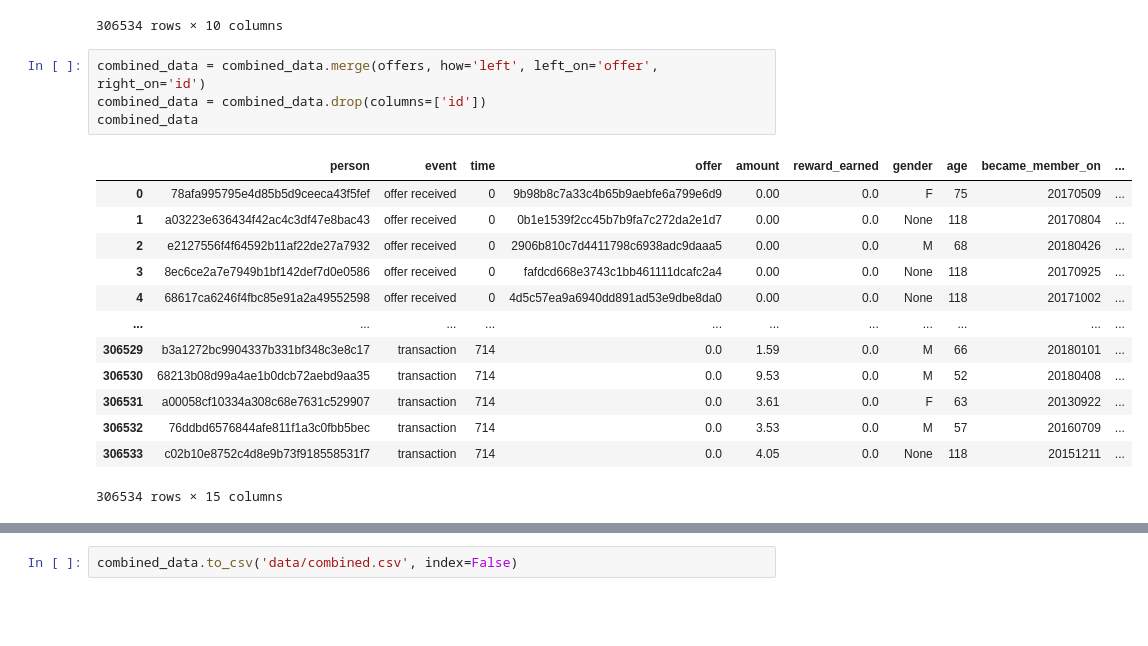
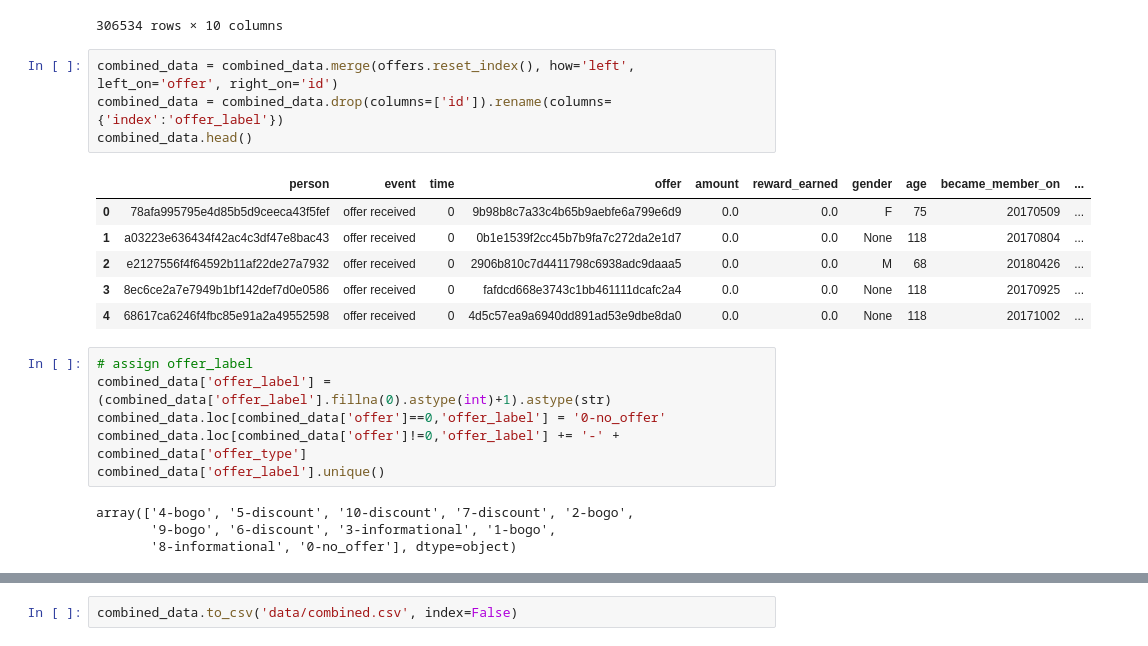
Before and after one commit to natashk/Starbucks-Capstone, a Jupyter notebook: Starbucks_Capstone_notebook.ipynb, the cells around one changed output, grey strips where cells are left out. Saved outputs shown, nothing was run; the diff lists cells and outputs as text; blank space fills up the shorter version.

```diff
--- a/Starbucks_Capstone_notebook.ipynb
+++ b/Starbucks_Capstone_notebook.ipynb
@@ -320,23 +321,26 @@ combined_data
 | 306533 | c02b10e8752c4d8e9b73f918558531f7 | transaction | 714 | 0.0 | 4.05 | 0.0 | None | 118 | 20151211 | ... |
 306534 rows × 10 columns
 # %%
-combined_data = combined_data.merge(offers, how='left', left_on='offer', right_on='id')
-combined_data = combined_data.drop(columns=['id'])
-combined_data
+combined_data = combined_data.merge(offers.reset_index(), how='left', left_on='offer', right_on='id')
+combined_data = combined_data.drop(columns=['id']).rename(columns={'index':'offer_label'})
+combined_data.head()
 # %% [output]
 |  | person | event | time | offer | amount | reward_earned | gender | age | became_member_on | ... |
-| 0 | 78afa995795e4d85b5d9ceeca43f5fef | offer received | 0 | 9b98b8c7a33c4b65b9aebfe6a799e6d9 | 0.00 | 0.0 | F | 75 | 20170509 | ... |
-| 1 | a03223e636434f42ac4c3df47e8bac43 | offer received | 0 | 0b1e1539f2cc45b7b9fa7c272da2e1d7 | 0.00 | 0.0 | None | 118 | 20170804 | ... |
-| 2 | e2127556f4f64592b11af22de27a7932 | offer received | 0 | 2906b810c7d4411798c6938adc9daaa5 | 0.00 | 0.0 | M | 68 | 20180426 | ... |
-| 3 | 8ec6ce2a7e7949b1bf142def7d0e0586 | offer received | 0 | fafdcd668e3743c1bb461111dcafc2a4 | 0.00 | 0.0 | None | 118 | 20170925 | ... |
-| 4 | 68617ca6246f4fbc85e91a2a49552598 | offer received | 0 | 4d5c57ea9a6940dd891ad53e9dbe8da0 | 0.00 | 0.0 | None | 118 | 20171002 | ... |
-| ... | ... | ... | ... | ... | ... | ... | ... | ... | ... | ... |
-| 306529 | b3a1272bc9904337b331bf348c3e8c17 | transaction | 714 | 0.0 | 1.59 | 0.0 | M | 66 | 20180101 | ... |
-| 306530 | 68213b08d99a4ae1b0dcb72aebd9aa35 | transaction | 714 | 0.0 | 9.53 | 0.0 | M | 52 | 20180408 | ... |
-| 306531 | a00058cf10334a308c68e7631c529907 | transaction | 714 | 0.0 | 3.61 | 0.0 | F | 63 | 20130922 | ... |
-| 306532 | 76ddbd6576844afe811f1a3c0fbb5bec | transaction | 714 | 0.0 | 3.53 | 0.0 | M | 57 | 20160709 | ... |
-| 306533 | c02b10e8752c4d8e9b73f918558531f7 | transaction | 714 | 0.0 | 4.05 | 0.0 | None | 118 | 20151211 | ... |
+| 0 | 78afa995795e4d85b5d9ceeca43f5fef | offer received | 0 | 9b98b8c7a33c4b65b9aebfe6a799e6d9 | 0.0 | 0.0 | F | 75 | 20170509 | ... |
+| 1 | a03223e636434f42ac4c3df47e8bac43 | offer received | 0 | 0b1e1539f2cc45b7b9fa7c272da2e1d7 | 0.0 | 0.0 | None | 118 | 20170804 | ... |
+| 2 | e2127556f4f64592b11af22de27a7932 | offer received | 0 | 2906b810c7d4411798c6938adc9daaa5 | 0.0 | 0.0 | M | 68 | 20180426 | ... |
+| 3 | 8ec6ce2a7e7949b1bf142def7d0e0586 | offer received | 0 | fafdcd668e3743c1bb461111dcafc2a4 | 0.0 | 0.0 | None | 118 | 20170925 | ... |
+| 4 | 68617ca6246f4fbc85e91a2a49552598 | offer received | 0 | 4d5c57ea9a6940dd891ad53e9dbe8da0 | 0.0 | 0.0 | None | 118 | 20171002 | ... |
-306534 rows × 15 columns
+# %%
+# assign offer_label
+combined_data['offer_label'] = (combined_data['offer_label'].fillna(0).astype(int)+1).astype(str)
+combined_data.loc[combined_data['offer']==0,'offer_label'] = '0-no_offer'
+combined_data.loc[combined_data['offer']!=0,'offer_label'] += '-' + combined_data['offer_type']
+combined_data['offer_label'].unique()
+# %% [output]
+array(['4-bogo', '5-discount', '10-discount', '7-discount', '2-bogo',
+       '9-bogo', '6-discount', '3-informational', '1-bogo',
+       '8-informational', '0-no_offer'], dtype=object)
 # %%
 # keep only year in 'became_member_on
 combined_data['became_member_on'] = combined_data['became_member_on'].apply(lambda x: int(str(x)[:4]))
```
Also changed, not shown: parts of 21 cells of this notebook, 10 other files.
